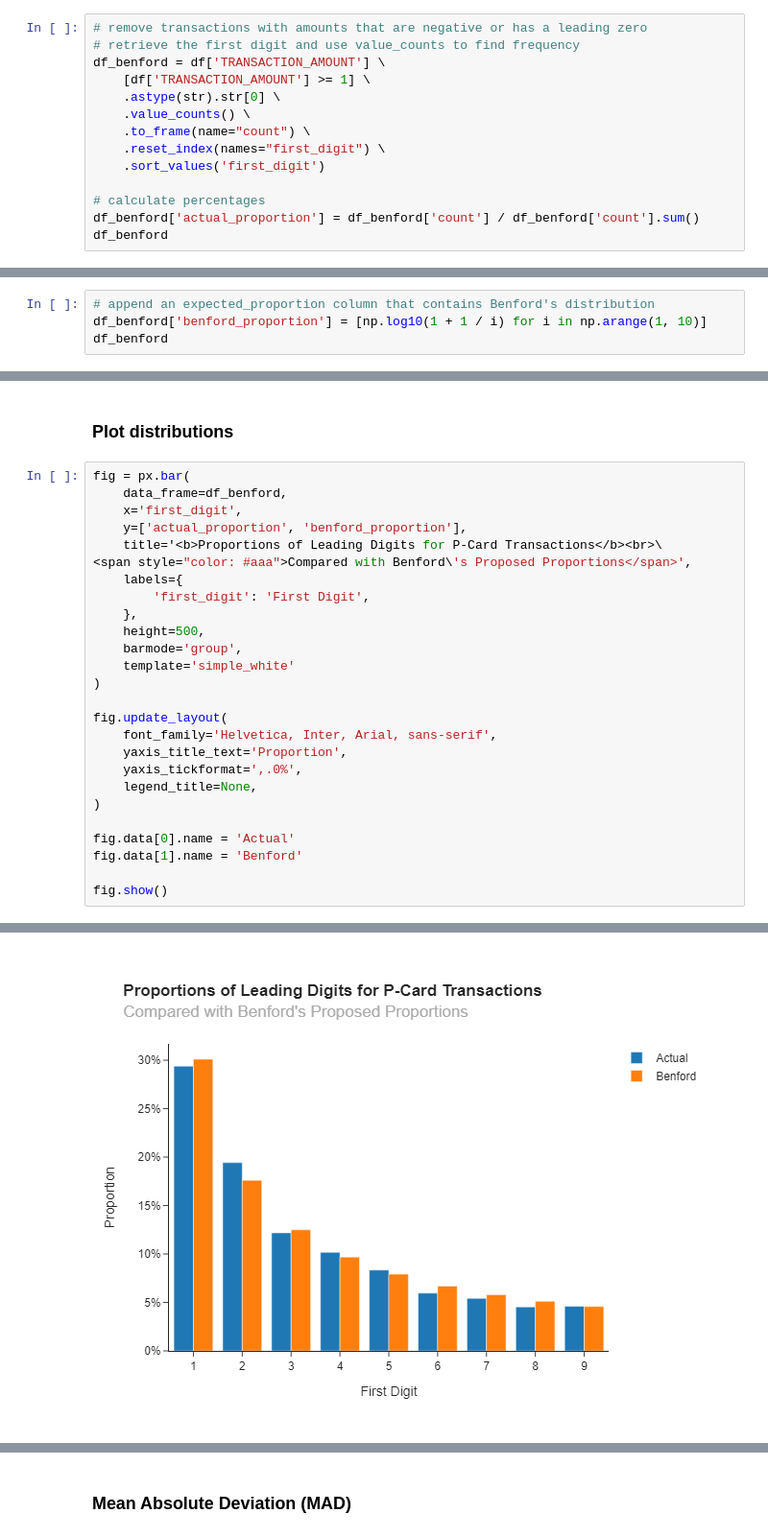
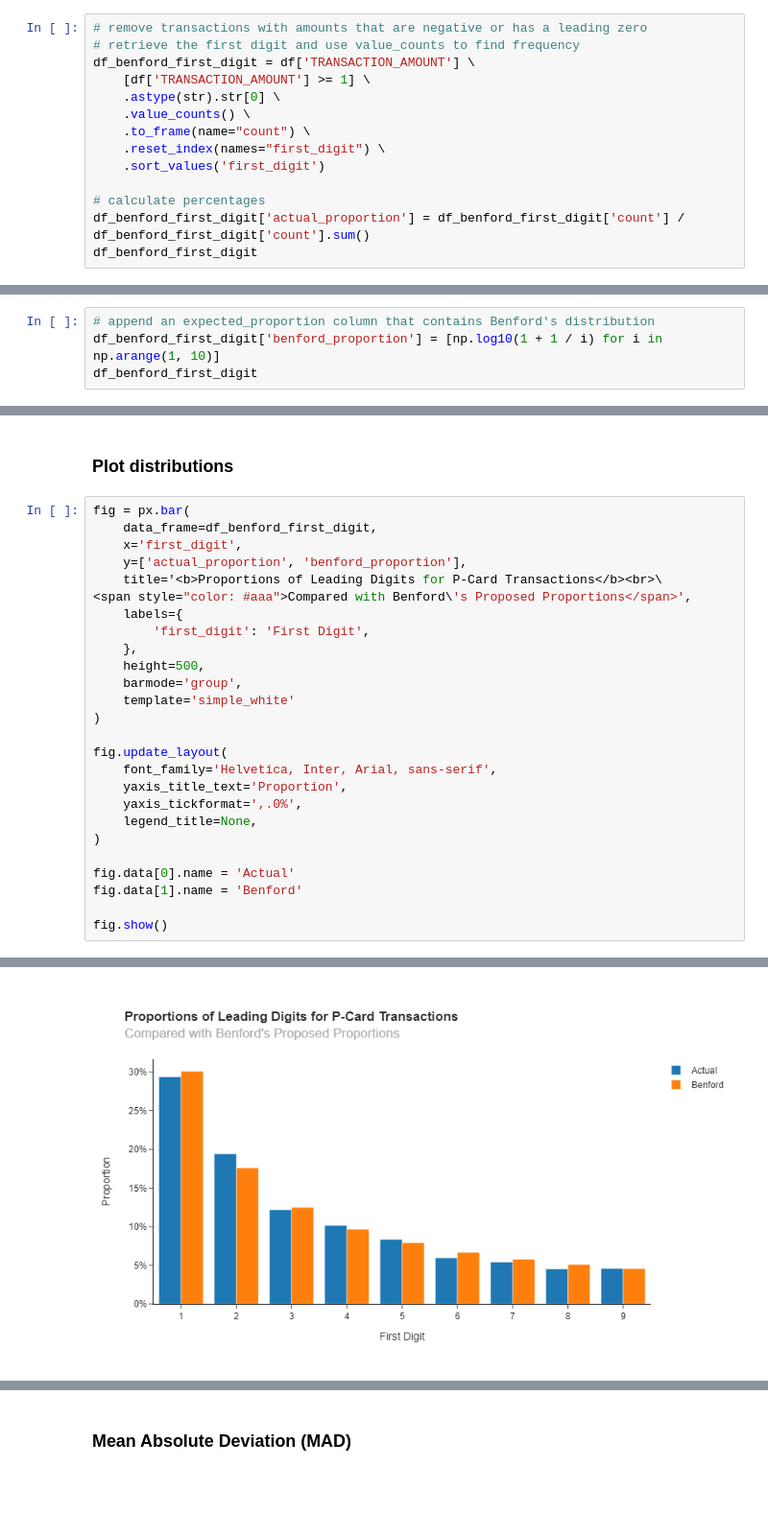
Before and after one commit to subwaymatch/park-blog-hugo, a Jupyter notebook: content/notebooks/benfords-analysis.ipynb, the cells around one changed output, grey strips where cells are left out. Shown at 96% size. Cells and saved outputs as stored; diff of their text form; blank space fills up the shorter version.

```diff
--- a/content/notebooks/benfords-analysis.ipynb
+++ b/content/notebooks/benfords-analysis.ipynb
@@ -63,7 +67,7 @@ The code below grabs the first digits of the `'TRANSACTION_AMOUNT'` column after
 # %%
 # remove transactions with amounts that are negative or has a leading zero
 # retrieve the first digit and use value_counts to find frequency
-df_benford = df['TRANSACTION_AMOUNT'] \
+df_benford_first_digit = df['TRANSACTION_AMOUNT'] \
     [df['TRANSACTION_AMOUNT'] >= 1] \
     .astype(str).str[0] \
     .value_counts() \
@@ -72,8 +76,8 @@ df_benford = df['TRANSACTION_AMOUNT'] \
     .sort_values('first_digit')
 
 # calculate percentages
-df_benford['actual_proportion'] = df_benford['count'] / df_benford['count'].sum()
-df_benford
+df_benford_first_digit['actual_proportion'] = df_benford_first_digit['count'] / df_benford_first_digit['count'].sum()
+df_benford_first_digit
 # %% [output]
 |  | first_digit | count | actual_proportion |
 | 0 | 1 | 150073 | 0.293817 |
@@ -97,8 +101,8 @@ where $P_i$ is the probability of finding $i$ as the leading digit in a given nu
 Create a new column that contains the Benford's proposed distribution of leading digit frequencies.
 # %%
 # append an expected_proportion column that contains Benford's distribution
-df_benford['benford_proportion'] = [np.log10(1 + 1 / i) for i in np.arange(1, 10)]
-df_benford
+df_benford_first_digit['benford_proportion'] = [np.log10(1 + 1 / i) for i in np.arange(1, 10)]
+df_benford_first_digit
 # %% [output]
 |  | first_digit | count | actual_proportion | benford_proportion |
 | 0 | 1 | 150073 | 0.293817 | 0.301030 |
@@ -114,33 +118,33 @@ df_benford
 ### Plot distributions
 # %%
 fig = px.bar(
-    data_frame=df_benford,
+    data_frame=df_benford_first_digit,
     x='first_digit',
     y=['actual_proportion', 'benford_proportion'],
     title='<b>Proportions of Leading Digits for P-Card Transactions</b><br>\
 <span style="color: #aaa">Compared with Benford\'s Proposed Proportions</span>',
     labels={
         'first_digit': 'First Digit',
     },
     height=500,
     barmode='group',
     template='simple_white'
 )
 
 fig.update_layout(
     font_family='Helvetica, Inter, Arial, sans-serif',
     yaxis_title_text='Proportion',
     yaxis_tickformat=',.0%',
     legend_title=None,
 )
 
 fig.data[0].name = 'Actual'
 fig.data[1].name = 'Benford'
 
 fig.show()
 # %% [output]
 [interactive output not drawn]
-[figure, old version]
+[figure, new version]
 # %% [markdown]
 ### Judging whether a dataset deviates from Benford's Law
 
```
Also changed, not shown: parts of 39 cells of this notebook, 2 other files.
